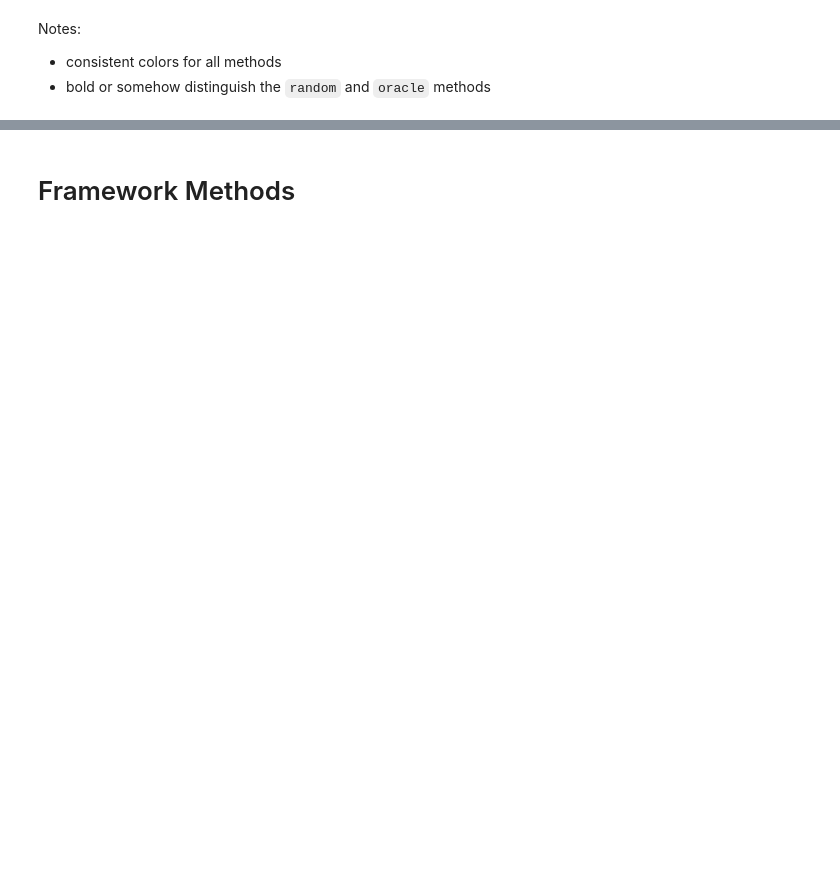
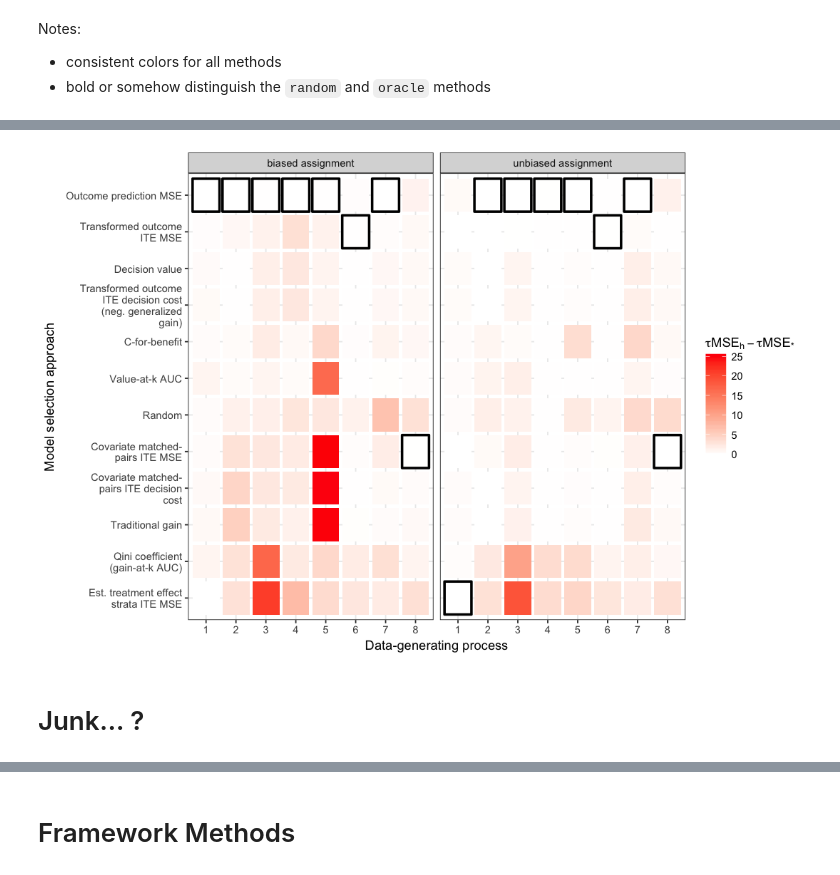
Before and after one commit to som-shahlab/ITE-model-selection, a Jupyter notebook: analyze-experiments.ipynb, the cells around one changed output, grey strips where cells are left out. Saved outputs shown, nothing was run; the diff lists cells and outputs as text; code cells hidden in the pictures; blank space fills up the shorter version.

```diff
--- a/analyze-experiments.ipynb
+++ b/analyze-experiments.ipynb
@@ -25,2 +107,26 @@ cols(
+# %%
+method_order = rank_plot_data %>%
+    group_by(selection_method) %>%
+    summarize(mean_rank = mean(mean_tmse)) %>%
+    arrange(-mean_rank) %>%
+    pull(selection_method)
+
+rank_plot_data %>%
+    filter(n_folds == 10) %>%
+    mutate(selection_method = factor(selection_method, levels=method_order)) %>%
+ggplot(aes(x=DGP, y=selection_method, fill=mean_tmse)) +
+    geom_tile(aes(color=!is.na(best_tmse)), size=1, height=0.9, width=0.9) +
+    scale_color_manual(guide=F, values=c(NA,"black")) +
+    scale_fill_gradient(name=expression(tau * plain(MSE)[h] - tau * plain(MSE)[plain("*")]), low="white", high="red") +
+    facet_grid(~assignment) +
+    theme_bw() +
+    scale_y_discrete(labels=method_renames) +
+    xlab("Data-generating process") +
+    ylab("Model selection approach")
+ggsave("paper/figures/tmse-sim-comparison.png", units="in", width=10, height=10)
+# %% [output]
+[figure, added]
+# %% [markdown]
+# Junk... ?
 # %%
 rel_tmse = function(error, method) {
```
Also changed, not shown: parts of 17 cells of this notebook, 5 other files.
